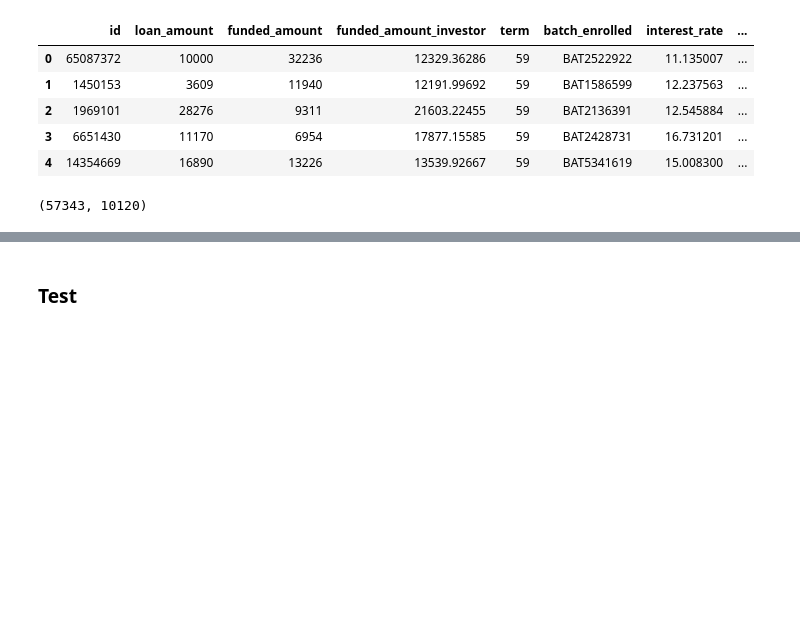
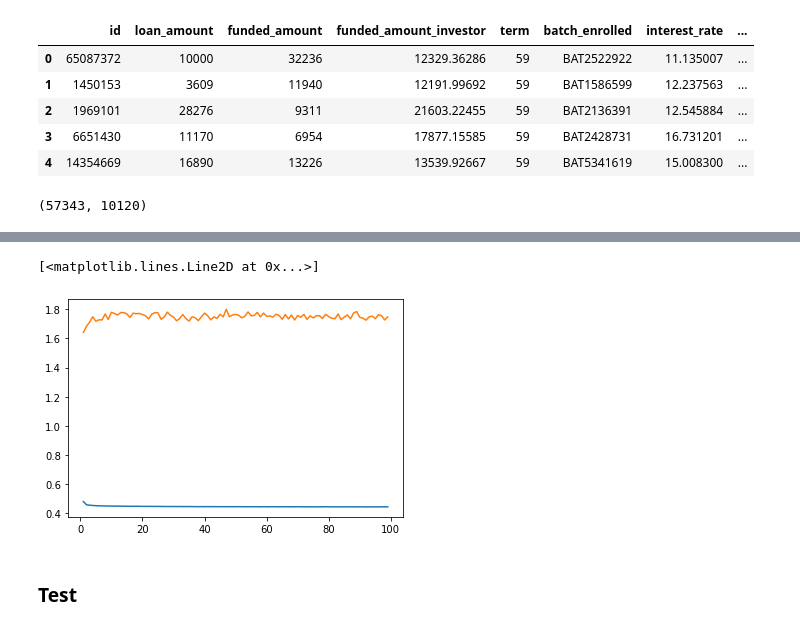
Before and after one commit to ada-nai/loan-default, a Jupyter notebook: train.ipynb, the cells around one changed output, grey strips where cells are left out. Cells and saved outputs as stored; diff of their text form; code cells hidden in the pictures; blank space fills up the shorter version.

Commit message:
Update train NB - Add model prototypes 	1. XGB 	2. LogisticRegressionCV 	3. ANN

```diff
--- a/train.ipynb
+++ b/train.ipynb
@@ -199,0 +519,4 @@ print(ll_val)
+# %%
+rf_fin = RandomForestClassifier(n_estimators= 200, criterion= 'entropy', max_depth= 5, max_features= 'sqrt', class_weight='balanced', ccp_alpha= 0.01, max_samples= 0.85)
+# %%
+rf_fin.fit(x_ou, y_ou)
@@ -199,0 +535,7 @@ print(ll_val)
+# %%
+model = Sequential([
+        Dense(100, input_dim=33, activation='relu'),
+        Dense(1, activation='sigmoid')
+    ])
+
+model.compile(optimizer='adam', loss='binary_crossentropy', metrics=['accuracy'])
@@ -199,0 +559,2 @@ print(ll_val)
+# %%
+history = model.fit(x_ou_scaled, y_ou, epochs= 100, verbose= 1, validation_split=0.2, shuffle= True, initial_epoch= 1)
@@ -200,3 +600,10 @@ print(ll_val)
+# %%
+import matplotlib.pyplot as plt
+plt.plot(range(1, 100), history.history['binary_crossentropy'])
+plt.plot(range(1, 100), history.history['val_binary_crossentropy'])
+# %% [output]
+[<matplotlib.lines.Line2D at 0x...>]
+[figure, added]
 # %% [markdown]
 ### Test
 # %%
```
Also changed, not shown: parts of 80 cells of this notebook.
